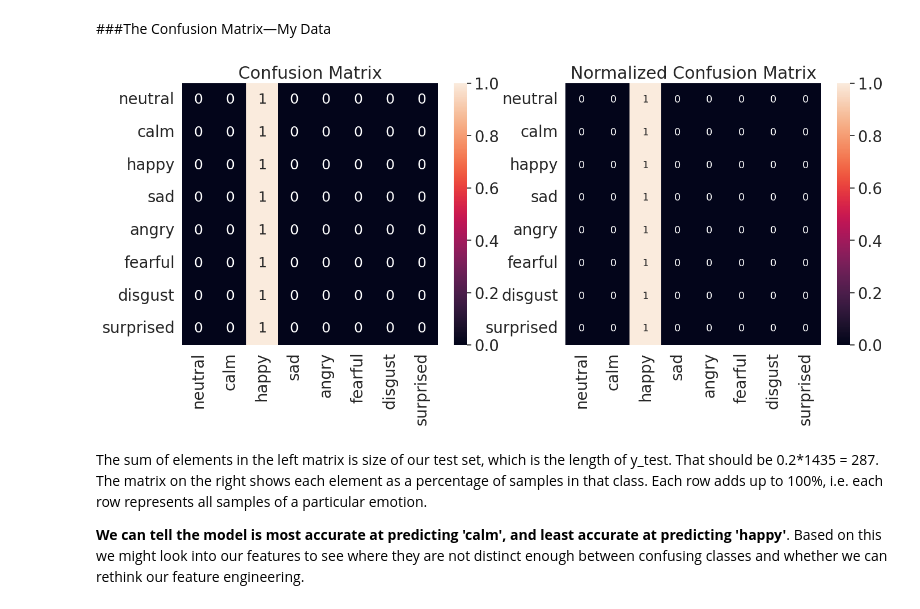
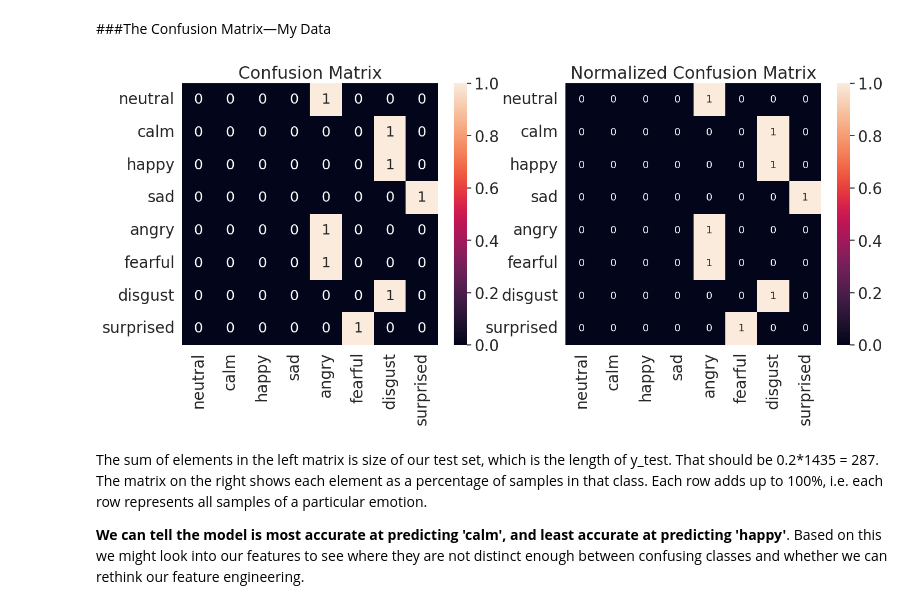
Before and after one commit to dennislimbo/Week4-NeuralNetworks, a Jupyter notebook: Week4__Neural_Networks.ipynb, the cells around one changed output. Drawn from its saved outputs; the diff is of its cells as text; code cells hidden in the pictures.

```diff
--- a/Week4__Neural_Networks.ipynb
+++ b/Week4__Neural_Networks.ipynb
@@ -685,34 +667,34 @@ plt.show()
 # %%
 from sklearn.metrics import confusion_matrix
 import seaborn as sn
 
 # get predictions on test set
-test_emotion_predictions = model.predict(my_features)
+test_emotion_predictions = model.predict(my_features_scaled)
 test_emotion_groundtruth = my_emotions
 
 
 # build confusion matrix and normalized confusion matrix
 conf_matrix = confusion_matrix(test_emotion_groundtruth, test_emotion_predictions, labels=emotion_list)
 conf_matrix_norm = confusion_matrix(test_emotion_groundtruth, test_emotion_predictions,normalize='true', labels=emotion_list)
 
 
 # make a confusion matrix with labels using a DataFrame
 confmatrix_df = pd.DataFrame(conf_matrix, index=emotion_name, columns=emotion_name)
 confmatrix_df_norm = pd.DataFrame(conf_matrix_norm, index=emotion_name, columns=emotion_name)
 
 # plot confusion matrices
 plt.figure(figsize=(16,6))
 sn.set(font_scale=1.8) # emotion label and title size
 plt.subplot(1,2,1)
 plt.title('Confusion Matrix')
 sn.heatmap(confmatrix_df, annot=True, annot_kws={"size": 18}) #annot_kws is value font
 plt.subplot(1,2,2)
 plt.title('Normalized Confusion Matrix')
 sn.heatmap(confmatrix_df_norm, annot=True, annot_kws={"size": 13}) #annot_kws is value font
 
 plt.show()
 # %% [output]
-[figure, old version]
+[figure, new version]
 # %% [markdown]
 The sum of elements in the left matrix is size of our test set, which is the length of y_test. That should be 0.2*1435 = 287. The matrix on the right shows each element as a percentage of samples in that class. Each row adds up to 100%, i.e. each row represents all samples of a particular emotion.
 
```
Also changed, not shown: parts of 7 cells of this notebook.
